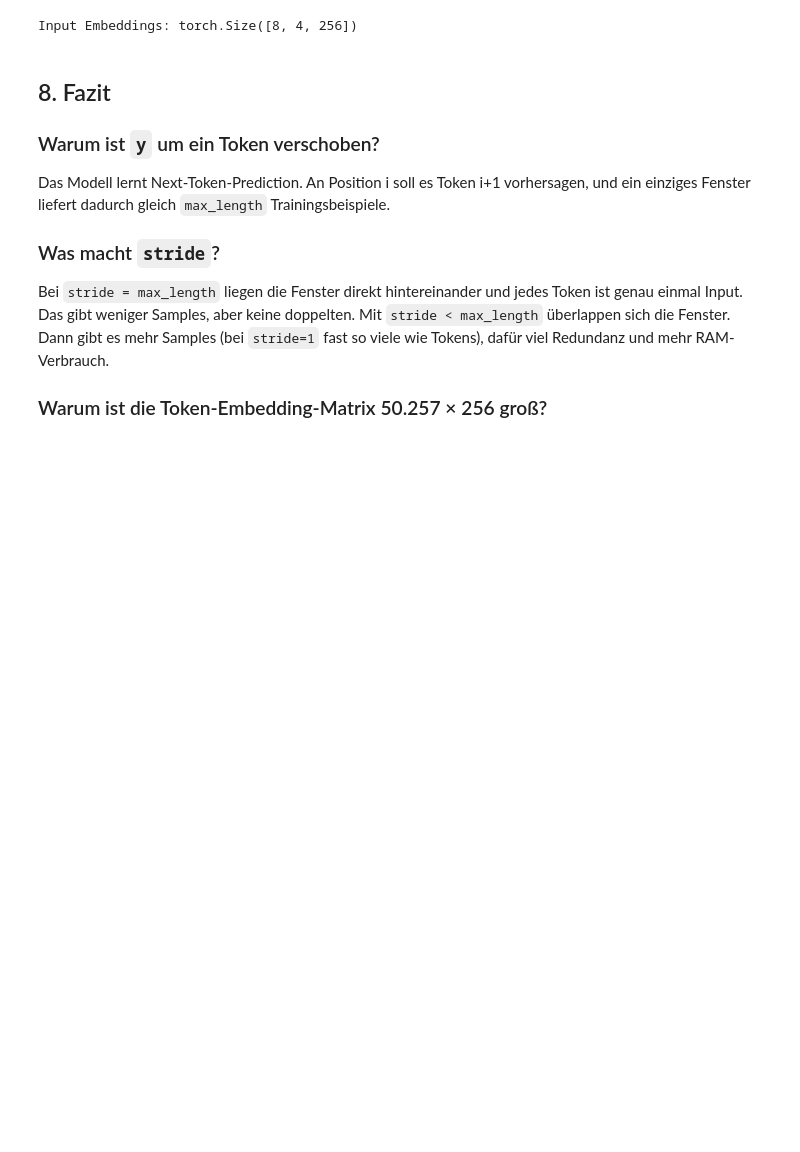
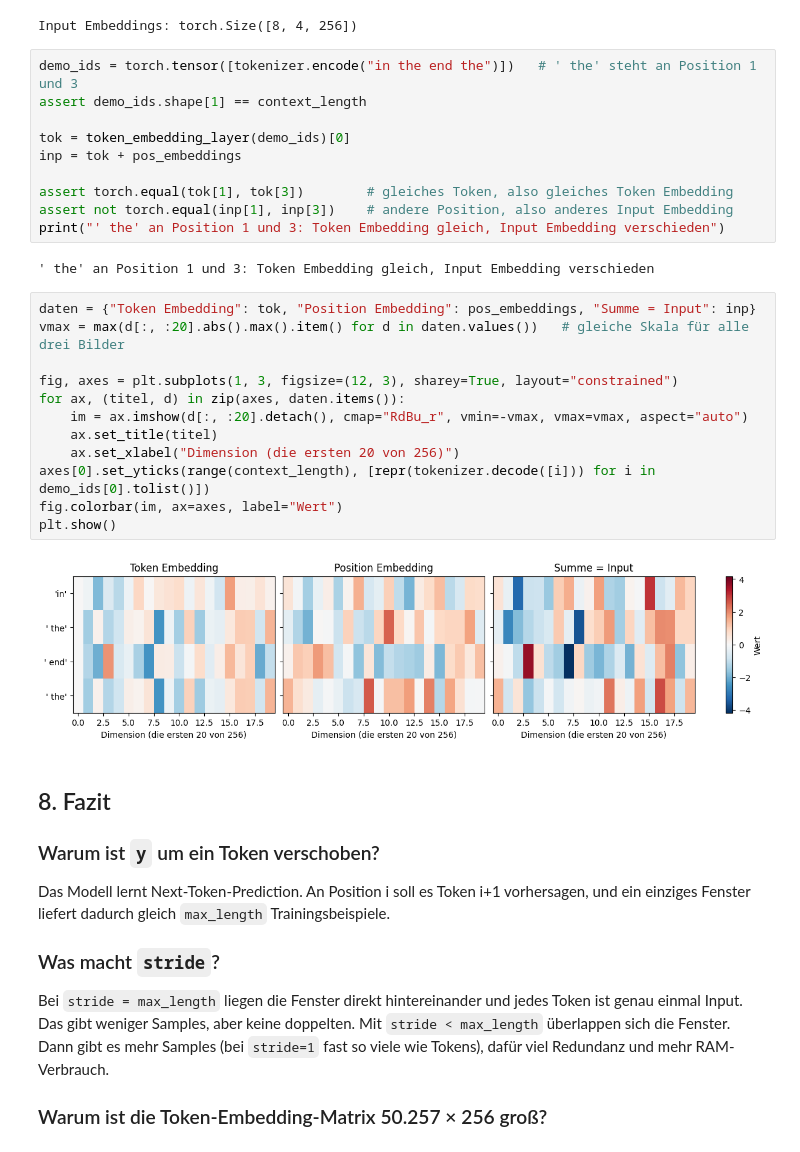
Before and after one commit to Timbo3399/INFM_SOTA2, a Jupyter notebook: W1_DataLoader_BPE.ipynb, the cells around one changed output. Saved outputs shown, nothing was run; the diff lists cells and outputs as text; blank space fills up the shorter version.

```diff
--- a/W1_DataLoader_BPE.ipynb
+++ b/W1_DataLoader_BPE.ipynb
@@ -233,6 +318,32 @@ assert input_embeddings.shape == token_embeddings.shape
 print("Input Embeddings:", input_embeddings.shape)
 # %% [output]
 Input Embeddings: torch.Size([8, 4, 256])
+# %%
+demo_ids = torch.tensor([tokenizer.encode("in the end the")])   # ' the' steht an Position 1 und 3
+assert demo_ids.shape[1] == context_length
+
+tok = token_embedding_layer(demo_ids)[0]
+inp = tok + pos_embeddings
+
+assert torch.equal(tok[1], tok[3])        # gleiches Token, also gleiches Token Embedding
+assert not torch.equal(inp[1], inp[3])    # andere Position, also anderes Input Embedding
+print("' the' an Position 1 und 3: Token Embedding gleich, Input Embedding verschieden")
+# %% [output]
+' the' an Position 1 und 3: Token Embedding gleich, Input Embedding verschieden
+# %%
+daten = {"Token Embedding": tok, "Position Embedding": pos_embeddings, "Summe = Input": inp}
+vmax = max(d[:, :20].abs().max().item() for d in daten.values())   # gleiche Skala für alle drei Bilder
+
+fig, axes = plt.subplots(1, 3, figsize=(12, 3), sharey=True, layout="constrained")
+for ax, (titel, d) in zip(axes, daten.items()):
+    im = ax.imshow(d[:, :20].detach(), cmap="RdBu_r", vmin=-vmax, vmax=vmax, aspect="auto")
+    ax.set_title(titel)
+    ax.set_xlabel("Dimension (die ersten 20 von 256)")
+axes[0].set_yticks(range(context_length), [repr(tokenizer.decode([i])) for i in demo_ids[0].tolist()])
+fig.colorbar(im, ax=axes, label="Wert")
+plt.show()
+# %% [output]
+[figure, added]
 # %% [markdown]
 ## 8. Fazit
 
```
Also changed, not shown: parts of 7 cells of this notebook.
